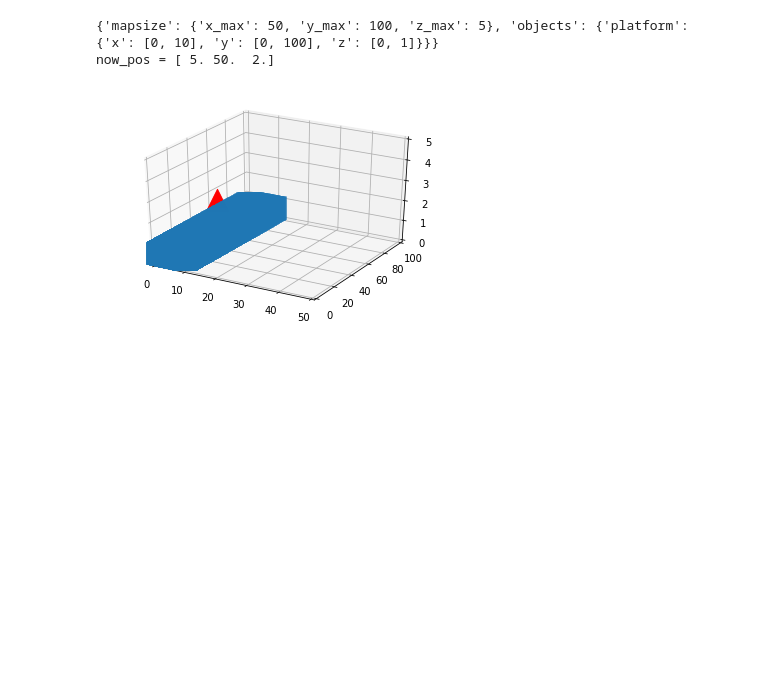
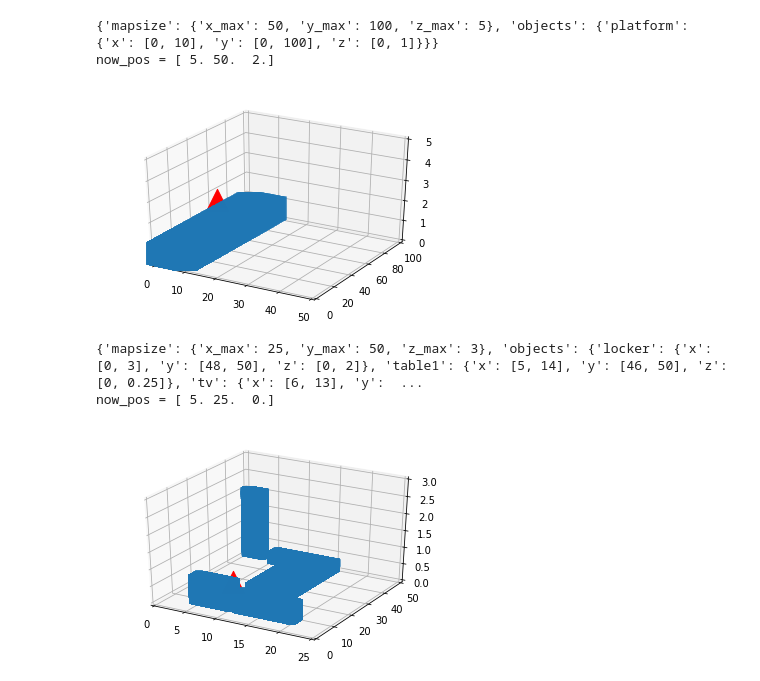
Before and after one commit to Endcyclone/master-study, a Jupyter notebook: eye_to_ear.ipynb, the cells around one changed output. Drawn from its saved outputs; the diff is of its cells as text; code cells hidden in the pictures; blank space fills up the shorter version.

Commit message:
make room

```diff
--- a/eye_to_ear.ipynb
+++ b/eye_to_ear.ipynb
@@ -94,10 +94,10 @@ class eye_to_ear:
                         z_3d.append(z)
         self.map3d = [x_3d, y_3d, z_3d]
 
-    def plot_map3d(self):
+    def plot_map3d(self, size=500):
         fig = plt.figure()
         ax = fig.add_subplot(111,projection='3d')
-        ax.scatter(self.map3d[0],self.map3d[1],self.map3d[2], marker='s',s=500)
+        ax.scatter(self.map3d[0],self.map3d[1],self.map3d[2], marker='s',s=size)
         ax.scatter(self.pos[0], self.pos[1], self.pos[2], marker='^', s=500, c='red')
         ax.set_xlim(0,self.mapdata['mapsize']['x_max'])
         ax.set_ylim(0,self.mapdata['mapsize']['y_max'])
@@ -367,3 +367,13 @@ ete.plot_map3d()
 {'mapsize': {'x_max': 50, 'y_max': 100, 'z_max': 5}, 'objects': {'platform': {'x': [0, 10], 'y': [0, 100], 'z': [0, 1]}}}
 now_pos = [ 5. 50.  2.]
 [figure]
+# %%
+ete = eye_to_ear("room2.json")
+ete.show_map()
+ete.create_map3d(0.05)
+ete.set_pos(5,25,0)
+ete.plot_map3d(50)
+# %% [output]
+{'mapsize': {'x_max': 25, 'y_max': 50, 'z_max': 3}, 'objects': {'locker': {'x': [0, 3], 'y': [48, 50], 'z': [0, 2]}, 'table1': {'x': [5, 14], 'y': [46, 50], 'z': [0, 0.25]}, 'tv': {'x': [6, 13], 'y':  ...
+now_pos = [ 5. 25.  0.]
+[figure, added]
```
Also changed, not shown: parts of 1 cell of this notebook, 2 other files.
